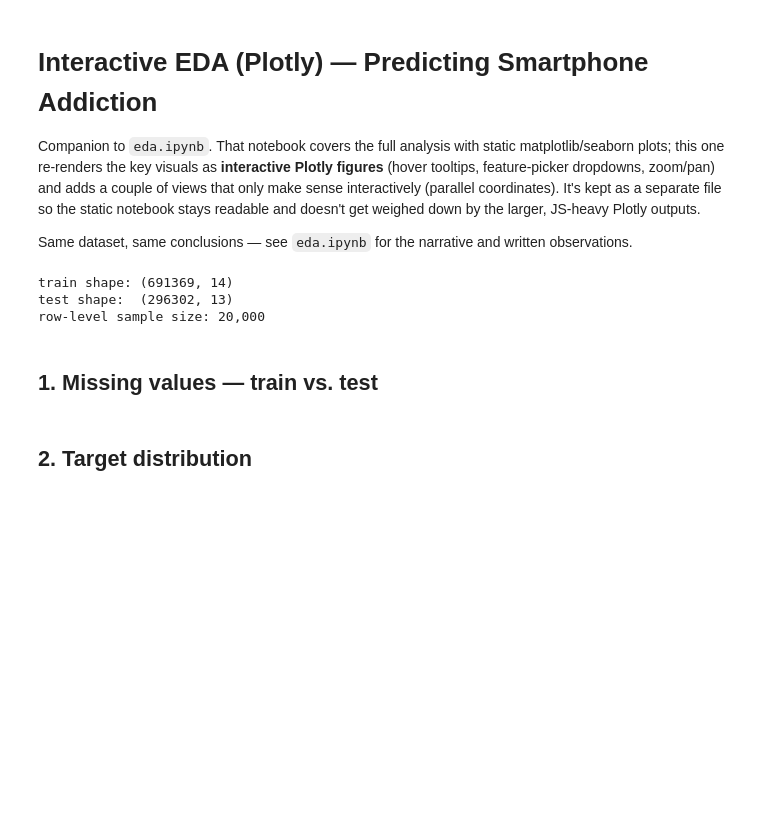
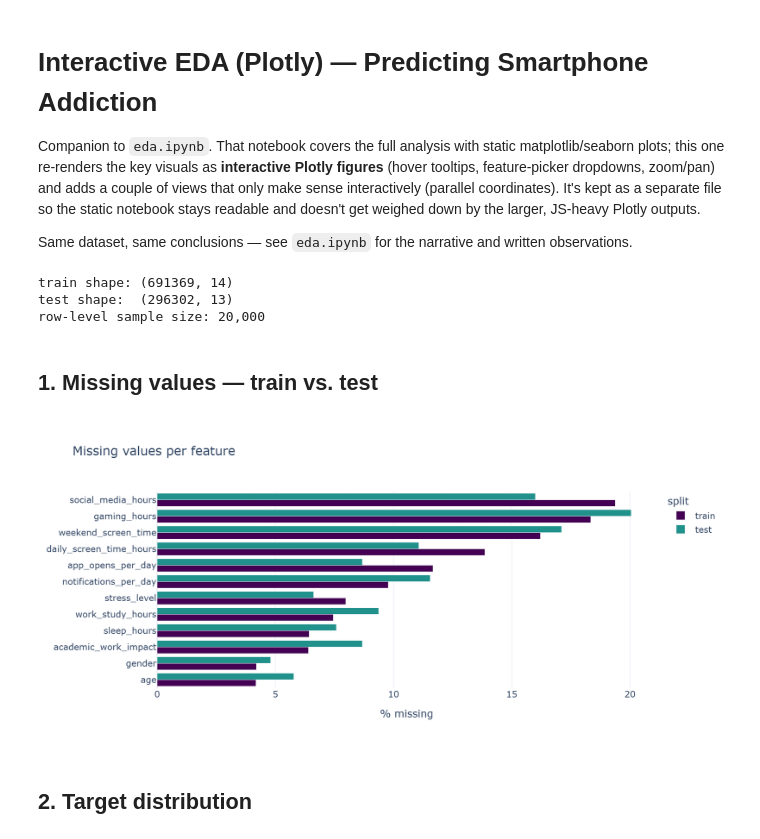
Before and after one commit to Hirukadeven07/Predicting-SmartPhone-Addiction-, a Jupyter notebook: notebooks/eda_plotly.ipynb, the cells around one changed output. Cells and saved outputs as stored; diff of their text form; code cells hidden in the pictures; blank space fills up the shorter version.

```diff
--- a/notebooks/eda_plotly.ipynb
+++ b/notebooks/eda_plotly.ipynb
@@ -20,6 +20,15 @@ from plotly.subplots import make_subplots
 
 pio.templates.default = "plotly_white"
 pd.set_option("display.max_columns", 50)
+
+def show_fig(fig, width=950, scale=2):
+    """Show the interactive figure, then embed a static PNG right below it (rendered via
+    kaleido). GitHub's notebook viewer doesn't execute JS, so the interactive Plotly output
+    renders as nothing there — the PNG is what actually shows up when browsing this notebook
+    on GitHub. In Jupyter/VS Code you'll see the interactive chart above and the static image
+    below it."""
+    fig.show()
+    fig.show(renderer="png", width=width, height=fig.layout.height or 450, scale=scale)
 
 train = pd.read_csv("../data/train.csv")
 test = pd.read_csv("../data/test.csv")
@@ -50,21 +59,23 @@ row-level sample size: 20,000
 # %%
 missing = pd.DataFrame({
     "train": train.isnull().mean().mul(100),
     "test": test.reindex(columns=train.columns).isnull().mean().mul(100),
 }).drop(index=["id", TARGET], errors="ignore")
 missing = missing.sort_values("train").round(2)
 
 fig = go.Figure()
 fig.add_bar(y=missing.index, x=missing["train"], name="train", orientation="h",
             marker_color="#440154", hovertemplate="%{y}: %{x:.2f}%<extra>train</extra>")
 fig.add_bar(y=missing.index, x=missing["test"], name="test", orientation="h",
             marker_color="#21918c", hovertemplate="%{y}: %{x:.2f}%<extra>test</extra>")
 fig.update_layout(
     title="Missing values per feature",
     xaxis_title="% missing", barmode="group",
     height=450, legend_title="split",
 )
-fig.show()
+show_fig(fig)
+# %% [output]
+[figure, added]
 # %% [markdown]
 ## 2. Target distribution
 # %%
```
Also changed, not shown: parts of 8 cells of this notebook, 1 other file.
